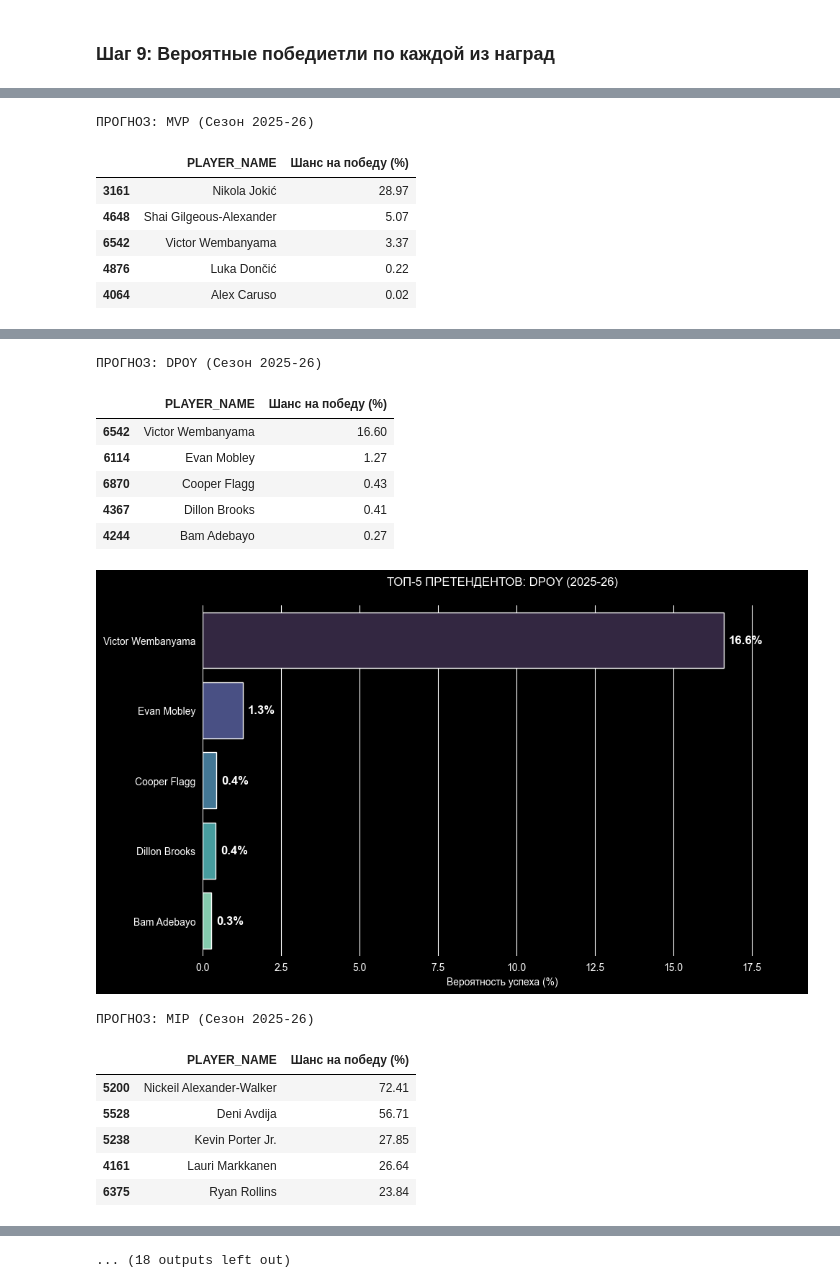
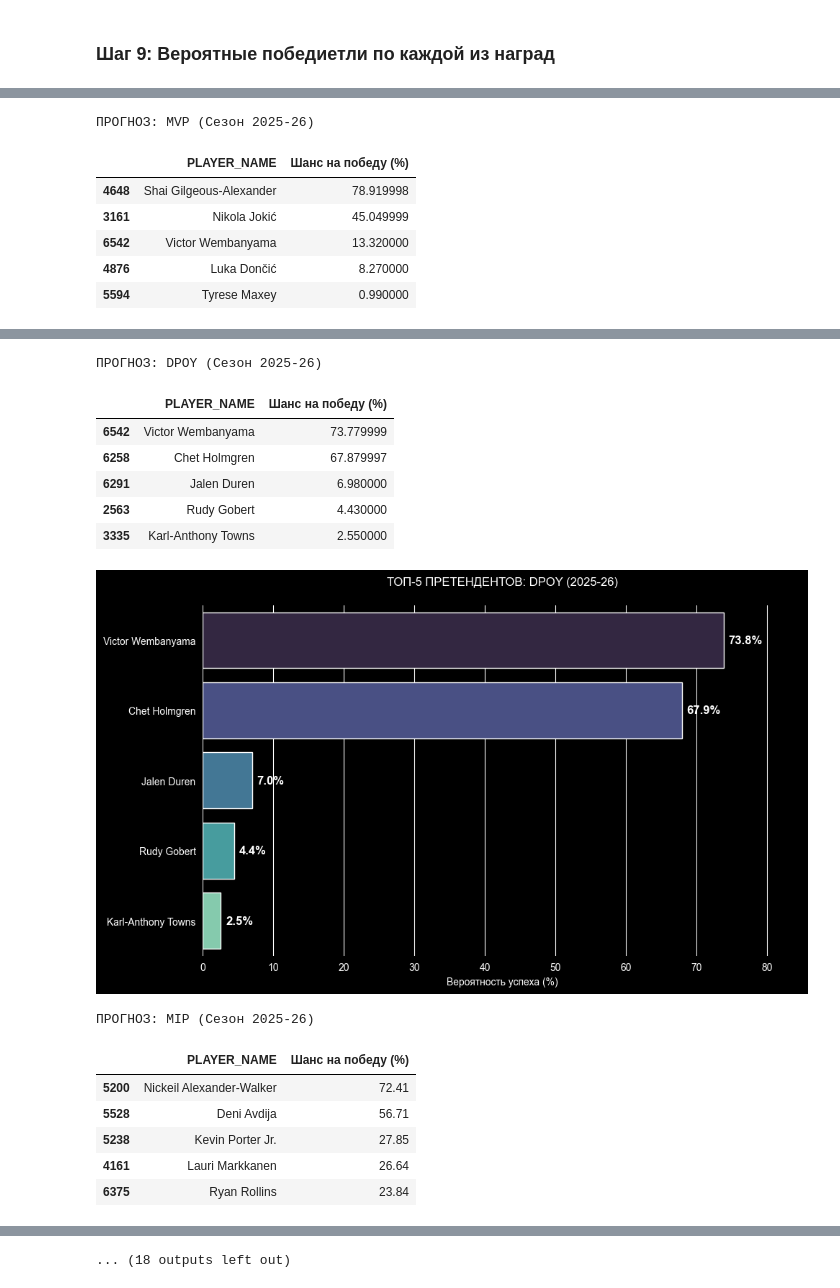
Before and after one commit to ok-Ivan/dz_matprak, a Jupyter notebook: Project_NBA.ipynb, the cells around one changed output, grey strips where cells are left out. Drawn from its saved outputs; the diff is of its cells as text; code cells hidden in the pictures.

```diff
--- a/Project_NBA.ipynb
+++ b/Project_NBA.ipynb
@@ -982,13 +982,13 @@ def predict_and_show_probabilities(df, target, features, entity_col, task_name,
 
 print("Предсказания лучших моделей для кажной из наград:")
 predict_and_show_probabilities(df_teams, 'IS_CHAMPION', team_features, 'TEAM_NAME', 'NBA Champion',
-    LGBMClassifier(n_estimators=100, learning_rate=0.05, importance_type='gain', random_state=42, verbose=-1))
+    XGBClassifier(n_estimators=100, learning_rate=0.05, max_depth=3, random_state=42, eval_metric='logloss'))
 
 predict_and_show_probabilities(df_mvp, 'IS_MVP', players_features, 'PLAYER_NAME', 'MVP',
-    LGBMClassifier(n_estimators=100, learning_rate=0.05, importance_type='gain', random_state=42, verbose=-1))
+    XGBClassifier(n_estimators=100, learning_rate=0.05, max_depth=3, random_state=42, eval_metric='logloss'))
 
 predict_and_show_probabilities(df_dpoy, 'IS_DPOY', dpoy_features, 'PLAYER_NAME', 'DPOY',
-    LGBMClassifier(n_estimators=100, learning_rate=0.05, importance_type='gain', random_state=42, verbose=-1))
+    XGBClassifier(n_estimators=100, learning_rate=0.05, max_depth=3, random_state=42, eval_metric='logloss'))
 
 predict_and_show_probabilities(df_mip, 'IS_MIP', mip_features, 'PLAYER_NAME', 'MIP',
     RandomForestClassifier(n_estimators=100, max_depth=5, class_weight='balanced', random_state=42))
@@ -1028,7 +1028,7 @@ predict_and_show_probabilities(df_rookies, 'IS_ROY', players_features, 'PLAYER_N
 ПРОГНОЗ: MVP (Сезон 2025-26)
 |  | PLAYER_NAME | Шанс на победу (%) |
-| 3161 | Nikola Jokić | 28.97 |
-| 4648 | Shai Gilgeous-Alexander | 5.07 |
-| 6542 | Victor Wembanyama | 3.37 |
-| 4876 | Luka Dončić | 0.22 |
-| 4064 | Alex Caruso | 0.02 |
+| 4648 | Shai Gilgeous-Alexander | 78.919998 |
+| 3161 | Nikola Jokić | 45.049999 |
+| 6542 | Victor Wembanyama | 13.320000 |
+| 4876 | Luka Dončić | 8.270000 |
+| 5594 | Tyrese Maxey | 0.990000 |
@@ -1036,11 +1036,11 @@ predict_and_show_probabilities(df_rookies, 'IS_ROY', players_features, 'PLAYER_N
 ПРОГНОЗ: DPOY (Сезон 2025-26)
 |  | PLAYER_NAME | Шанс на победу (%) |
-| 6542 | Victor Wembanyama | 16.60 |
-| 6114 | Evan Mobley | 1.27 |
-| 6870 | Cooper Flagg | 0.43 |
-| 4367 | Dillon Brooks | 0.41 |
-| 4244 | Bam Adebayo | 0.27 |
+| 6542 | Victor Wembanyama | 73.779999 |
+| 6258 | Chet Holmgren | 67.879997 |
+| 6291 | Jalen Duren | 6.980000 |
+| 2563 | Rudy Gobert | 4.430000 |
+| 3335 | Karl-Anthony Towns | 2.550000 |
-[figure, old version]
+[figure, new version]
 ПРОГНОЗ: MIP (Сезон 2025-26)
 |  | PLAYER_NAME | Шанс на победу (%) |
 | 5200 | Nickeil Alexander-Walker | 72.41 |
```
Also changed, not shown: parts of 1 cell of this notebook.
